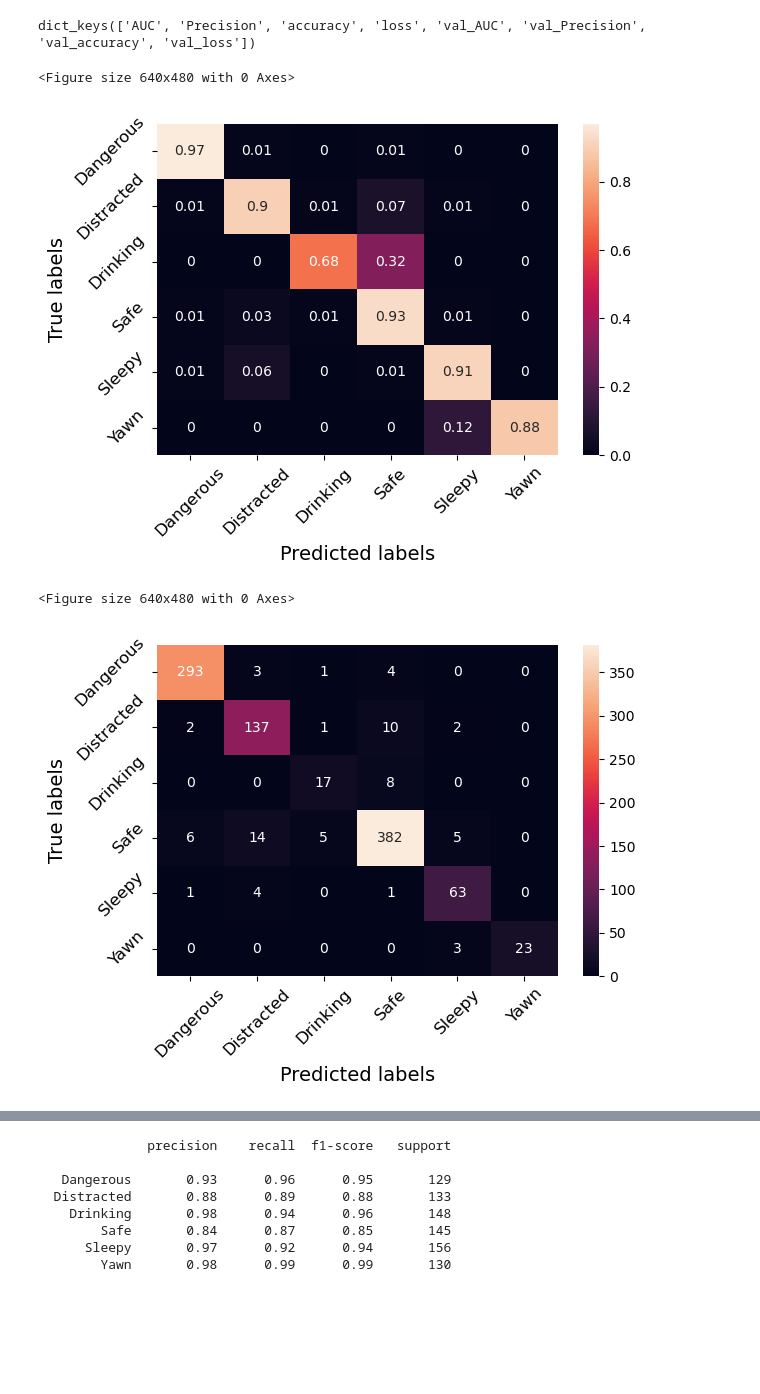
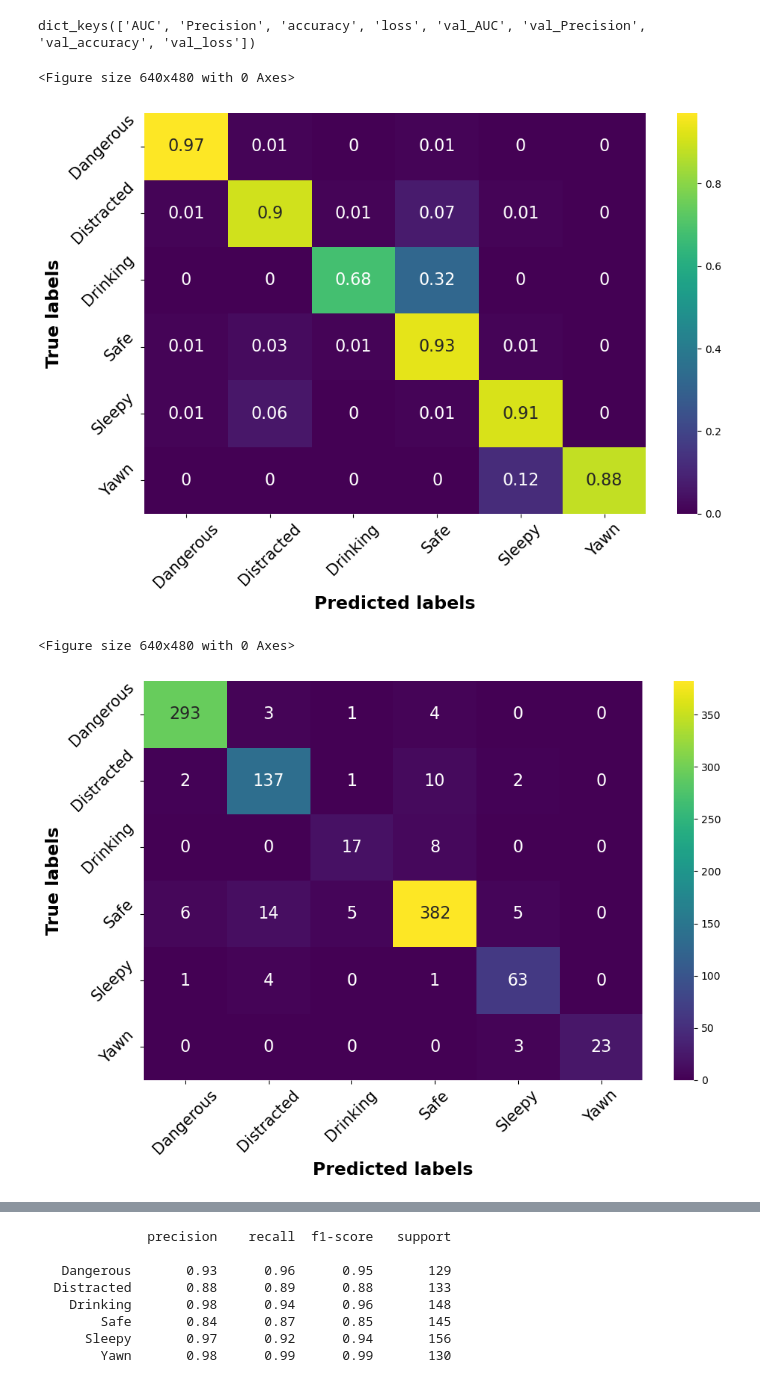
Before and after one commit to lennartvoelz/driver_inattention_detection, a Jupyter notebook: plotting/plotting.ipynb, the cells around one changed output, grey strips where cells are left out. Cells and saved outputs as stored; diff of their text form; code cells hidden in the pictures; blank space fills up the shorter version.

```diff
--- a/plotting/plotting.ipynb
+++ b/plotting/plotting.ipynb
@@ -17,36 +17,36 @@ print(history_final.keys())
 dict_keys(['AUC', 'Precision', 'accuracy', 'loss', 'val_AUC', 'val_Precision', 'val_accuracy', 'val_loss'])
 # %%
 plt.clf()
-plt.figure(tight_layout=True)
+plt.figure(tight_layout=True, figsize=(10, 7))
 labels = ['Dangerous', 'Distracted', 'Drinking', 'Safe', 'Sleepy', 'Yawn']
 cm = confusion_matrix(y_test_final_og, y_pred_final_og)
 cm = np.round(cm.astype('float') / cm.sum(axis=1)[:, np.newaxis], 2)
 #plot confusion matrix
-sns.heatmap(cm, annot=True, fmt='g', xticklabels=labels, yticklabels=labels)
-plt.xticks(rotation=45, fontsize = 12)
-plt.yticks(rotation=45, fontsize = 12)
-plt.xlabel('Predicted labels', fontsize = 14)
-plt.ylabel('True labels', fontsize = 14)
+sns.heatmap(cm, annot=True, fmt='g', xticklabels=labels, yticklabels=labels, annot_kws={"size": 16}, cmap = 'viridis')
+plt.xticks(rotation=45, fontsize = 15)
+plt.yticks(rotation=45, fontsize = 15)
+plt.xlabel('Predicted labels', fontsize = 17, fontweight='bold')
+plt.ylabel('True labels', fontsize = 17, fontweight='bold')
 # plt.xtickparams(labelsize=12)
 plt.savefig('conf_matr/confusion_matrix_final_og_norm.png')
 # %% [output]
 <Figure size 640x480 with 0 Axes>
-[figure, old version]
+[figure, new version]
 # %%
 plt.clf()
-plt.figure(tight_layout=True)
+plt.figure(tight_layout=True, figsize=(10, 7))
 labels = ['Dangerous', 'Distracted', 'Drinking', 'Safe', 'Sleepy', 'Yawn']
 cm = confusion_matrix(y_test_final_og, y_pred_final_og)
 # cm = np.round(cm.astype('float') / cm.sum(axis=1)[:, np.newaxis], 2)
 #plot confusion matrix
-sns.heatmap(cm, annot=True, fmt='g', xticklabels=labels, yticklabels=labels)
-plt.xticks(rotation=45, fontsize = 12)
-plt.yticks(rotation=45, fontsize = 12)
-plt.xlabel('Predicted labels', fontsize = 14)
-plt.ylabel('True labels', fontsize = 14)
+sns.heatmap(cm, annot=True, fmt='g', xticklabels=labels, yticklabels=labels, annot_kws={"size": 16}, cmap = 'viridis')
+plt.xticks(rotation=45, fontsize = 15)
+plt.yticks(rotation=45, fontsize = 15)
+plt.xlabel('Predicted labels', fontsize = 17, fontweight='bold')
+plt.ylabel('True labels', fontsize = 17, fontweight='bold')
 plt.savefig('conf_matr/confusion_matrix_final_og.png')
 # %% [output]
 <Figure size 640x480 with 0 Axes>
-[figure, old version]
+[figure, new version]
 # %%
 plt.clf()
```
Also changed, not shown: parts of 2 cells of this notebook, 7 other files.
